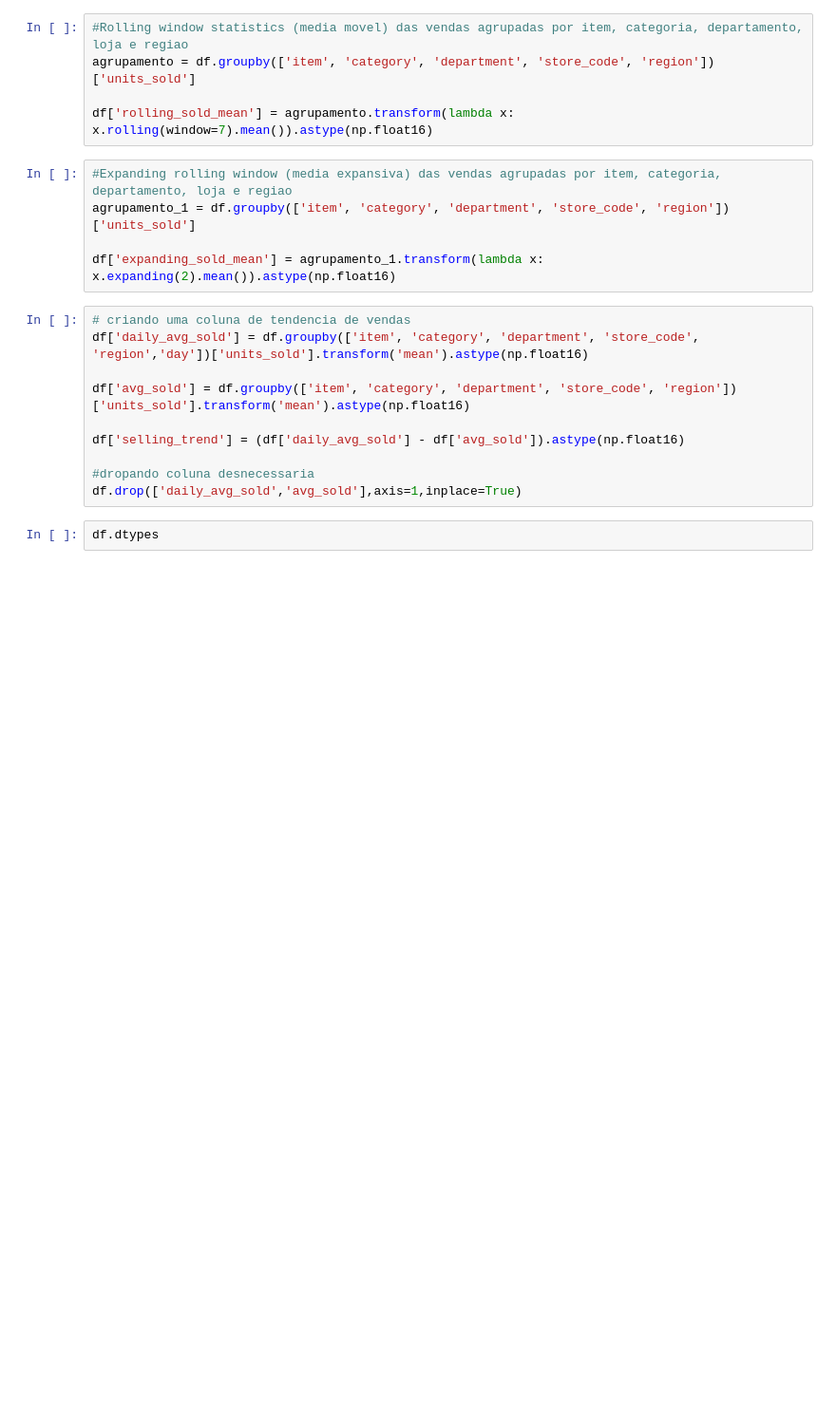
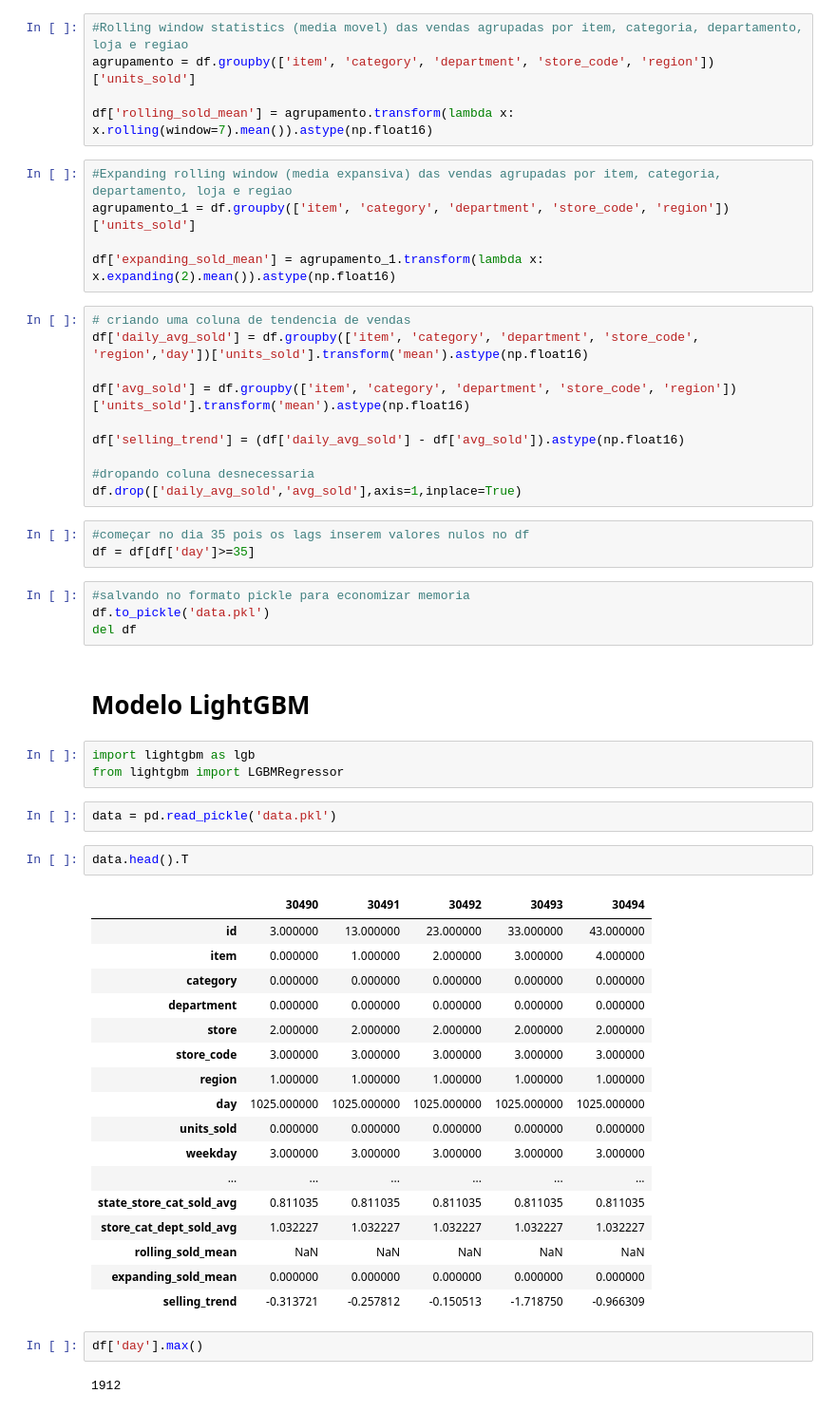
Before and after one commit to 15murakamie/dsmarket-time-series, a Jupyter notebook: main_dsmarket.ipynb, the cells around one changed output. Shown at 95% size. Saved outputs shown, nothing was run; the diff lists cells and outputs as text; blank space fills up the shorter version.

```diff
--- a/main_dsmarket.ipynb
+++ b/main_dsmarket.ipynb
@@ -863,4 +868,40 @@ df['selling_trend'] = (df['daily_avg_sold'] - df['avg_sold']).astype(np.float16)
 #dropando coluna desnecessaria
 df.drop(['daily_avg_sold','avg_sold'],axis=1,inplace=True)
 # %%
-df.dtypes
+#começar no dia 35 pois os lags inserem valores nulos no df
+df = df[df['day']>=35]
+# %%
+#salvando no formato pickle para economizar memoria
+df.to_pickle('data.pkl')
+del df
+# %% [markdown]
+# Modelo LightGBM
+# %%
+import lightgbm as lgb
+from lightgbm import LGBMRegressor
+# %%
+data = pd.read_pickle('data.pkl')
+# %%
+data.head().T
+# %% [output]
+|  | 30490 | 30491 | 30492 | 30493 | 30494 |
+| id | 3.000000 | 13.000000 | 23.000000 | 33.000000 | 43.000000 |
+| item | 0.000000 | 1.000000 | 2.000000 | 3.000000 | 4.000000 |
+| category | 0.000000 | 0.000000 | 0.000000 | 0.000000 | 0.000000 |
+| department | 0.000000 | 0.000000 | 0.000000 | 0.000000 | 0.000000 |
+| store | 2.000000 | 2.000000 | 2.000000 | 2.000000 | 2.000000 |
+| store_code | 3.000000 | 3.000000 | 3.000000 | 3.000000 | 3.000000 |
+| region | 1.000000 | 1.000000 | 1.000000 | 1.000000 | 1.000000 |
+| day | 1025.000000 | 1025.000000 | 1025.000000 | 1025.000000 | 1025.000000 |
+| units_sold | 0.000000 | 0.000000 | 0.000000 | 0.000000 | 0.000000 |
+| weekday | 3.000000 | 3.000000 | 3.000000 | 3.000000 | 3.000000 |
+| ... | ... | ... | ... | ... | ... |
+| state_store_cat_sold_avg | 0.811035 | 0.811035 | 0.811035 | 0.811035 | 0.811035 |
+| store_cat_dept_sold_avg | 1.032227 | 1.032227 | 1.032227 | 1.032227 | 1.032227 |
+| rolling_sold_mean | NaN | NaN | NaN | NaN | NaN |
+| expanding_sold_mean | 0.000000 | 0.000000 | 0.000000 | 0.000000 | 0.000000 |
+| selling_trend | -0.313721 | -0.257812 | -0.150513 | -1.718750 | -0.966309 |
+# %%
+df['day'].max()
+# %% [output]
+1912
```
Also changed, not shown: parts of 12 cells of this notebook.
